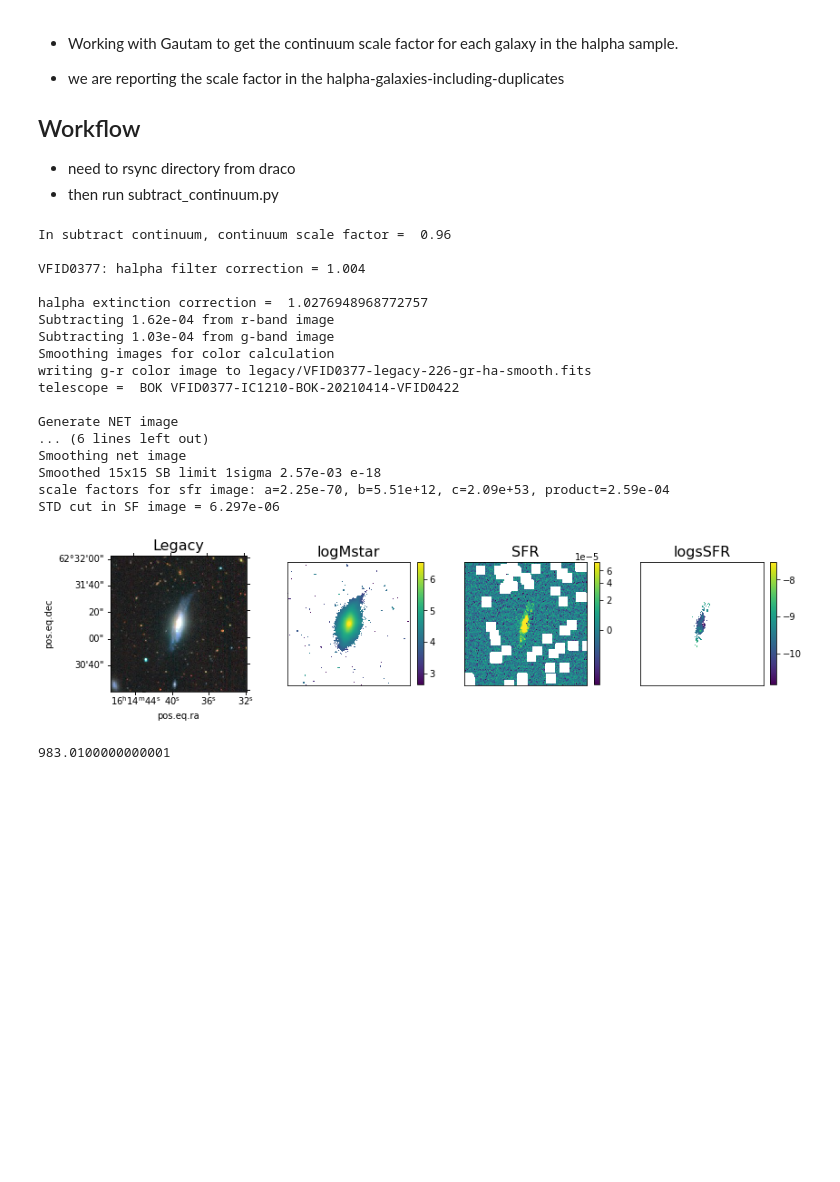
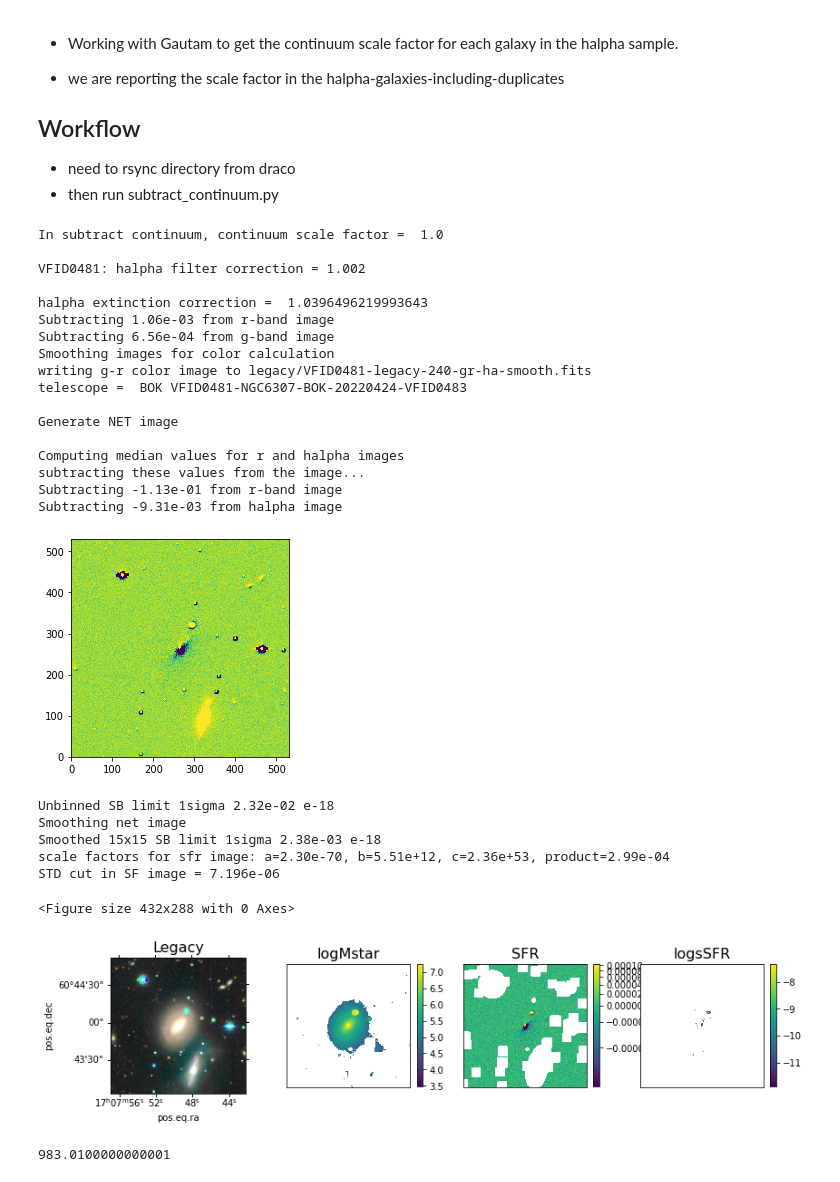
Before and after one commit to rfinn/havirgo, a Jupyter notebook: notebooks/RF_get_continuum_scale_halpha.ipynb, the cells around one changed output. Cells and saved outputs as stored; diff of their text form; code cells hidden in the pictures; blank space fills up the shorter version.

```diff
--- a/notebooks/RF_get_continuum_scale_halpha.ipynb
+++ b/notebooks/RF_get_continuum_scale_halpha.ipynb
@@ -18,35 +18,66 @@ homedir = os.getenv("HOME")
 %matplotlib inline
 # %%
 dirname = 'VFID0377-IC1210-BOK-20210414-VFID0422'
+scalefactor = 1.02
 
+dirname = 'VFID0385-MCG+10-23-067-BOK-20210414-VFID0422'
+scalefactor = 1.
+
+dirname = 'VFID0422-ARK499-BOK-20210414-VFID0422'
+scalefactor = 1.0
+
+dirname = 'VFID0448-UGC10745-BOK-20220424-VFID0483'
+scalefactor = 1.0
+
+dirname = 'VFID0469-SDSSJ114145.90+605931.9-BOK-20210417-VFID0520'
+scalefactor = 1.0
+
+dirname = 'VFID0473-WISEAJ170712.75+605514.5-BOK-20220424-VFID0483'
+scalefactor = 1
+
+dirname = 'VFID0473-WISEAJ170712.75+605514.5-INT-20190603-p010'
+scalefactor = 1.0
+
+dirname = 'VFID0474-WISEAJ114424.53+605302.6-BOK-20210417-VFID0520'
+scalefactor = 1.0
+
+dirname = 'VFID0481-NGC6307-BOK-20220424-VFID0483'
+scalefactor = 1.0
 
 os.chdir(homedir+'/research/Virgo-dev/cont-sub-gr')
 # add scale factor for continuue after the directory name
-scalefactor = .96
+
 
 %run ~/github/havirgo/python/subtract_continuum.py $dirname $scalefactor
 %run ~/github/havirgo/python/make_mstar_image.py $dirname 0
 #%run ~/github/havirgo/python/get_gr_cont_phot.py $dirname
 #%run ~/github/havirgo/python/get_mstar_sfr_phot.py $dirname
 # %% [output]
-In subtract continuum, continuum scale factor =  0.96
+In subtract continuum, continuum scale factor =  1.0
 
-VFID0377: halpha filter correction = 1.004
+VFID0481: halpha filter correction = 1.002
 
-halpha extinction correction =  1.0276948968772757
-Subtracting 1.62e-04 from r-band image
-Subtracting 1.03e-04 from g-band image
+halpha extinction correction =  1.0396496219993643
+Subtracting 1.06e-03 from r-band image
+Subtracting 6.56e-04 from g-band image
 Smoothing images for color calculation
-writing g-r color image to legacy/VFID0377-legacy-226-gr-ha-smooth.fits
-telescope =  BOK VFID0377-IC1210-BOK-20210414-VFID0422
+writing g-r color image to legacy/VFID0481-legacy-240-gr-ha-smooth.fits
+telescope =  BOK VFID0481-NGC6307-BOK-20220424-VFID0483
 
 Generate NET image
-... (6 lines left out)
-Smoothing net image
-Smoothed 15x15 SB limit 1sigma 2.57e-03 e-18
-scale factors for sfr image: a=2.25e-70, b=5.51e+12, c=2.09e+53, product=2.59e-04
-STD cut in SF image = 6.297e-06
+
+Computing median values for r and halpha images
+subtracting these values from the image...
+Subtracting -1.13e-01 from r-band image
+Subtracting -9.31e-03 from halpha image
-[figure, old version]
+[figure, new version]
+Unbinned SB limit 1sigma 2.32e-02 e-18
+Smoothing net image
+Smoothed 15x15 SB limit 1sigma 2.38e-03 e-18
+scale factors for sfr image: a=2.30e-70, b=5.51e+12, c=2.36e+53, product=2.99e-04
+STD cut in SF image = 7.196e-06
+<Figure size 432x288 with 0 Axes>
+[figure, added]
 # %%
 2949.03/3
 # %% [output]
```
Also changed, not shown: 2 other files.
